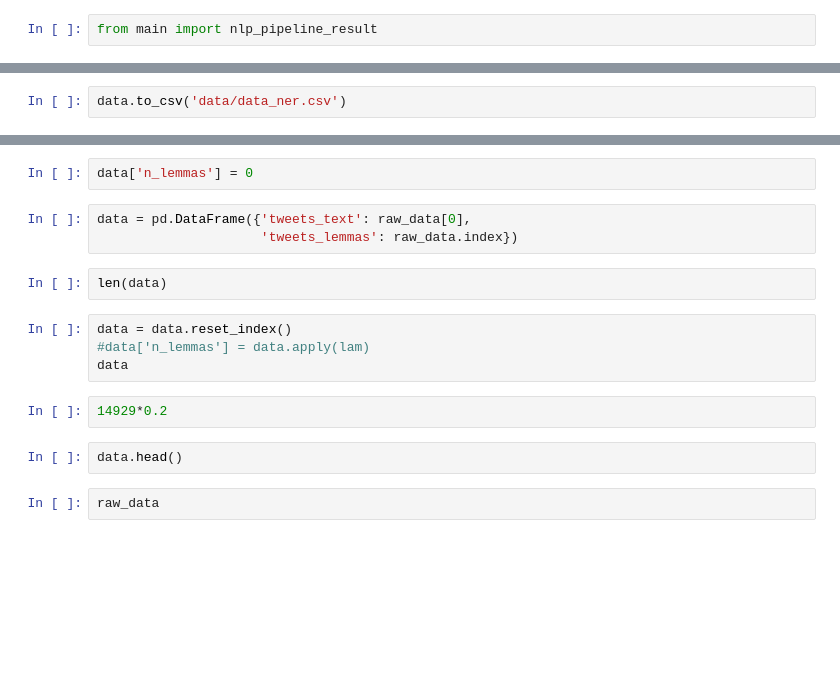
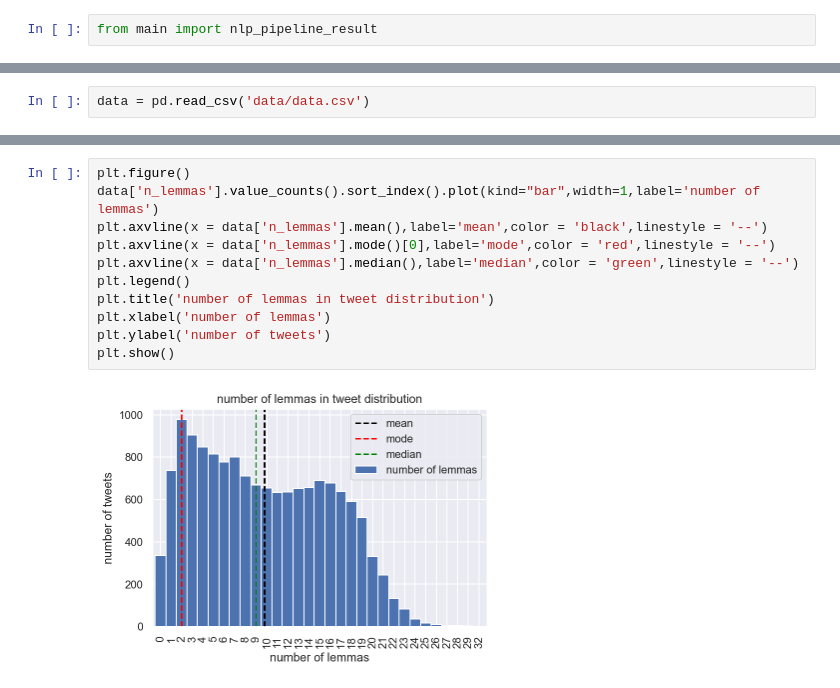
Before and after one commit to saizk/NLP-with-Spanish-Politicians-Tweets, a Jupyter notebook: data_analysis.ipynb, the cells around one changed output, grey strips where cells are left out. Drawn from its saved outputs; the diff is of its cells as text; blank space fills up the shorter version.

```diff
--- a/data_analysis.ipynb
+++ b/data_analysis.ipynb
@@ -21,2 +25,2 @@ data.to_csv('data/data.csv')
 # %%
-data.to_csv('data/data_ner.csv')
+data = pd.read_csv('data/data.csv')
@@ -82,17 +46,13 @@ for i in range(0,50,10):
-# %%
-data['n_lemmas'] = 0
-# %%
-data = pd.DataFrame({'tweets_text': raw_data[0],
-                     'tweets_lemmas': raw_data.index})
-# %%
-len(data)
-# %%
-data = data.reset_index()
-#data['n_lemmas'] = data.apply(lam)
-data
-# %%
-14929*0.2
-# %%
-data.head()
-# %%
-raw_data
+# %%
+plt.figure()
+data['n_lemmas'].value_counts().sort_index().plot(kind="bar",width=1,label='number of lemmas')
+plt.axvline(x = data['n_lemmas'].mean(),label='mean',color = 'black',linestyle = '--')
+plt.axvline(x = data['n_lemmas'].mode()[0],label='mode',color = 'red',linestyle = '--')
+plt.axvline(x = data['n_lemmas'].median(),label='median',color = 'green',linestyle = '--')
+plt.legend()
+plt.title('number of lemmas in tweet distribution')
+plt.xlabel('number of lemmas')
+plt.ylabel('number of tweets')
+plt.show()
+# %% [output]
+[figure, added]
```
Also changed, not shown: parts of 8 cells of this notebook, 2 other files.
